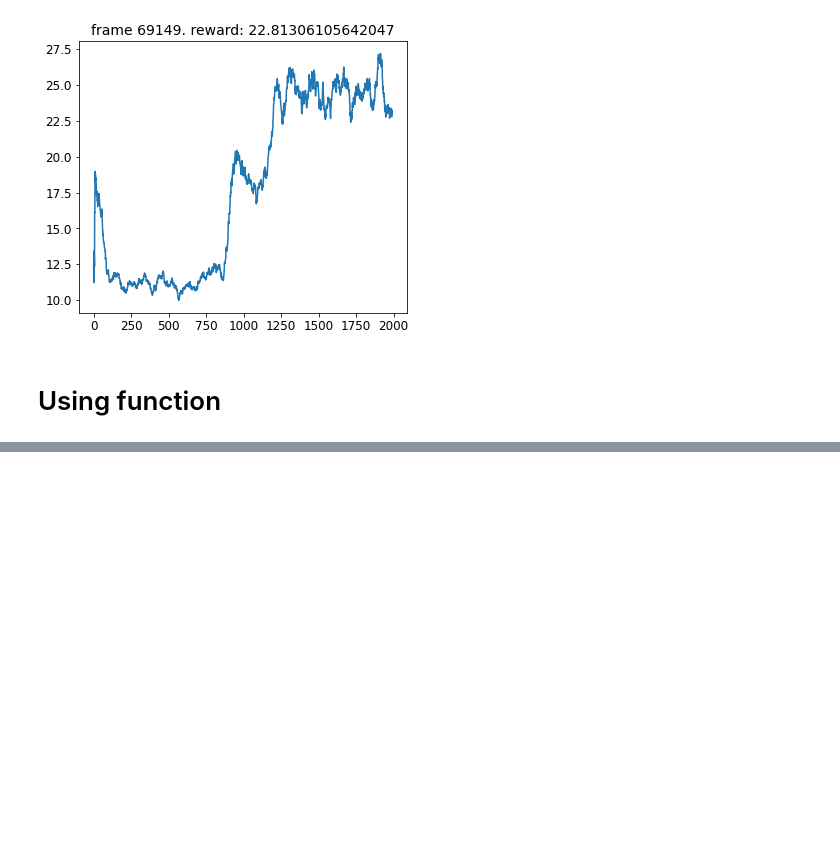
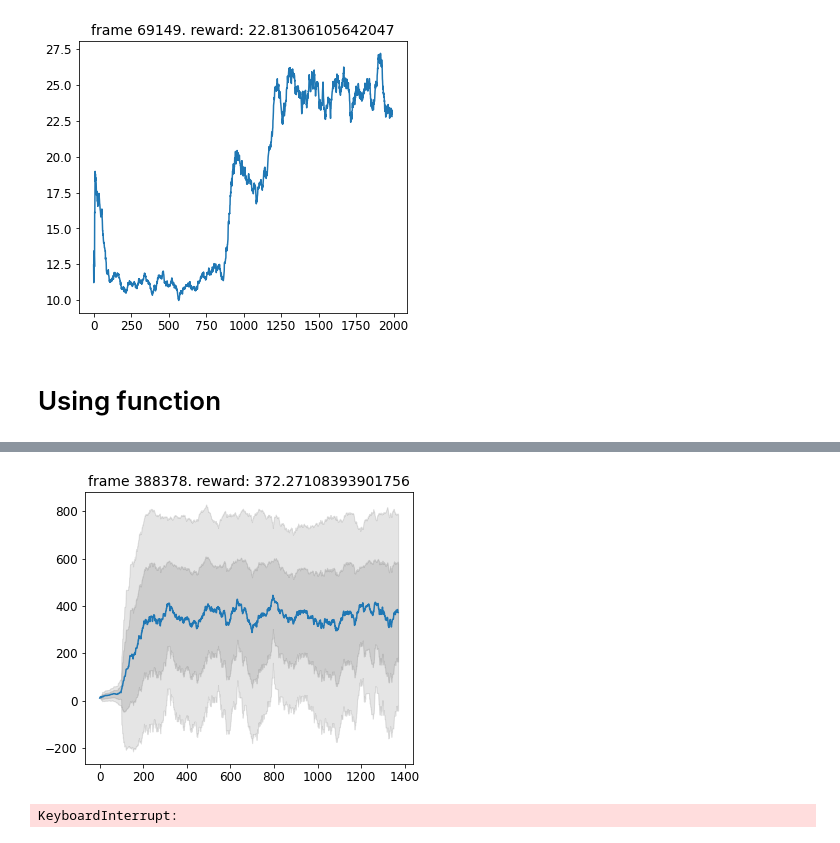
Before and after one commit to TheodoreWolf/climate_policy_rl, a Jupyter notebook: classes/AYS_testing.ipynb, the cells around one changed output, grey strips where cells are left out. Cells and saved outputs as stored; diff of their text form; code cells hidden in the pictures; blank space fills up the shorter version.

```diff
--- a/classes/AYS_testing.ipynb
+++ b/classes/AYS_testing.ipynb
@@ -155,0 +148,8 @@ experiment.learning_loop_online("A2C", notebook=True, plotting=False)
+# %%
+reload(lc)
+experiment = lc.learning(wandb_save=False, max_epochs=75, max_frames=1e5, max_episodes=2000, reward_type="PB")
+experiment.set_agent("DuelDQN", epsilon=0.411, lr=0.0015, polyak=False, tau=0.042, rho=0.81)
+rewards2 = experiment.learning_loop_offline("DuelDQN", batch_size=64, buffer_size=65536, per_is=True, notebook=True, plotting=True, alpha=0.42, beta=0.236)
+# %% [output]
+[figure, added]
+KeyboardInterrupt:
```
Also changed, not shown: parts of 13 cells of this notebook, 7 other files.
